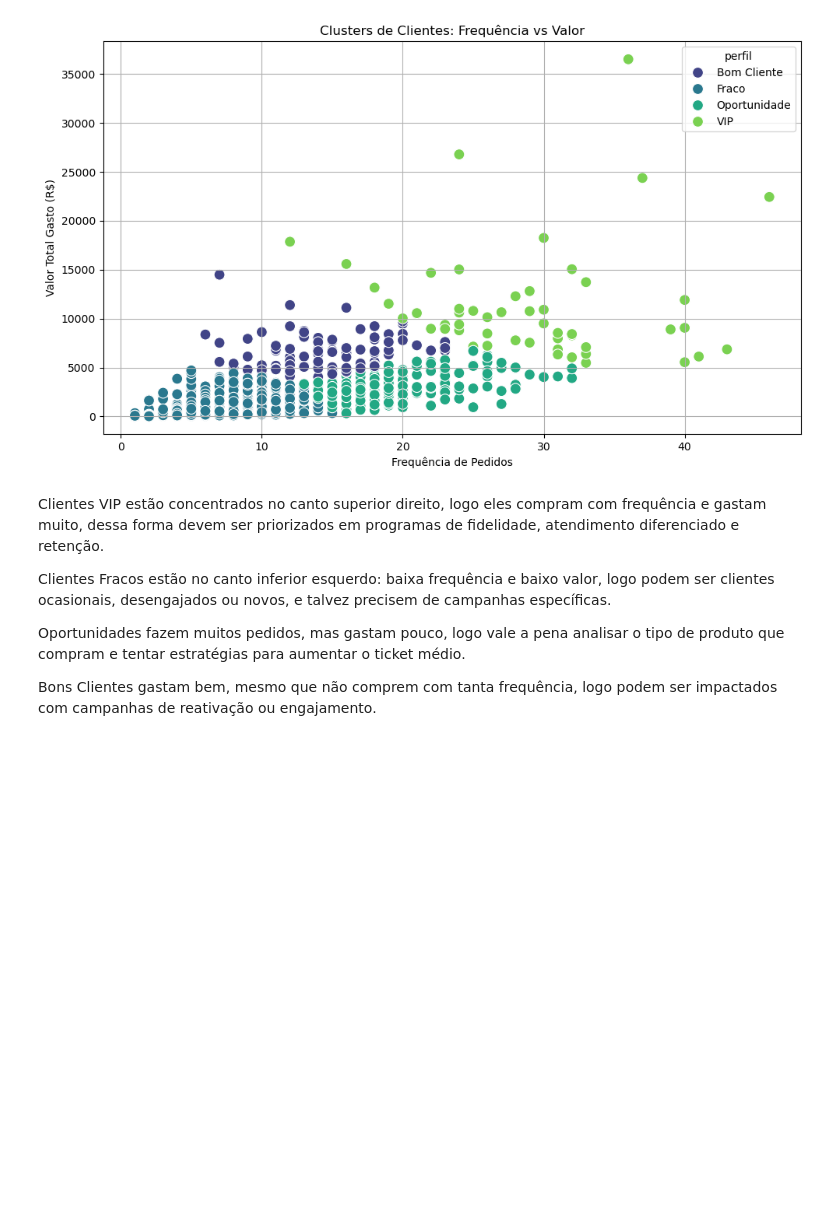
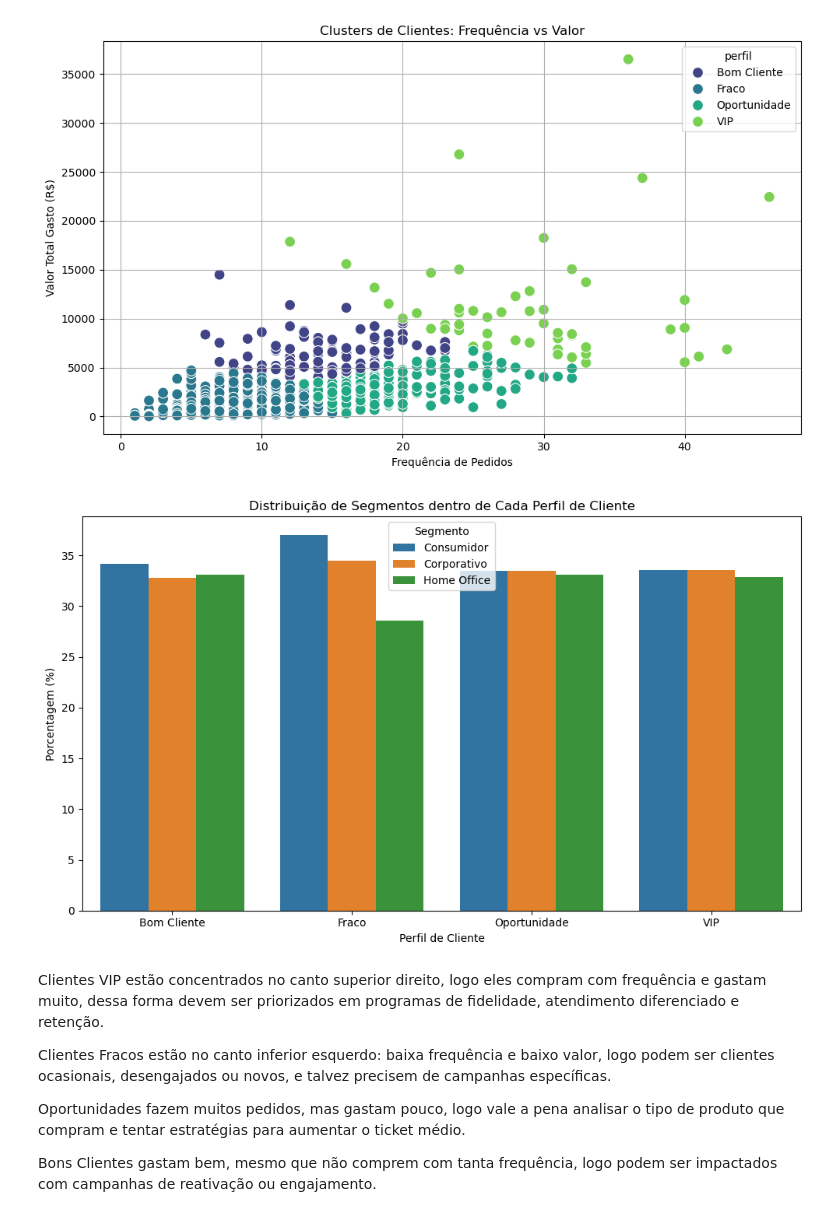
Before and after one commit to liviagcarvalho/Analise-de-Dados-Jr.---Livia-e-Joao, a Jupyter notebook: analises/3_Comportamento_Clientes_e_Segmentos.ipynb, the cells around one changed output. Cells and saved outputs as stored; diff of their text form; code cells hidden in the pictures; blank space fills up the shorter version.

Commit message:
Feat: Adicionando porcentagem dos segmentos por clusters

```diff
--- a/analises/3_Comportamento_Clientes_e_Segmentos.ipynb
+++ b/analises/3_Comportamento_Clientes_e_Segmentos.ipynb
@@ -171,6 +149,15 @@ rfm.groupby('cluster')[['recencia', 'frequencia', 'valor']].mean().round(2)
 # %%
+
+rfm = df.groupby('nome_cliente').agg({
+    'id_pedido': 'nunique',   # frequência
+    'vendas': 'sum'           # valor total gasto
+}).reset_index()
+
+rfm.columns = ['cliente', 'frequencia', 'valor']
+
 scaler = StandardScaler()
-rfm_scaled = scaler.fit_transform(rfm[['recencia', 'frequencia', 'valor']])
+rfm_scaled = scaler.fit_transform(rfm[['frequencia', 'valor']])
+
 kmeans = KMeans(n_clusters=4, random_state=42)
 rfm['cluster'] = kmeans.fit_predict(rfm_scaled)
 
@@ -202,6 +189,37 @@ plt.tight_layout()
 plt.show()
 # %% [output]
 [figure]
+# %%
+rfm = rfm.merge(
+    df[['nome_cliente', 'segmento']].drop_duplicates(),
+    left_on='cliente',
+    right_on='nome_cliente',
+    how='left'
+)
+
+rfm.drop(columns=['nome_cliente'], inplace=True)
+
+segmento_por_perfil = rfm.groupby(['perfil', 'segmento']).size().reset_index(name='contagem')
+
+total_por_perfil = segmento_por_perfil.groupby('perfil')['contagem'].transform('sum')
+
+segmento_por_perfil['porcentagem'] = (segmento_por_perfil['contagem'] / total_por_perfil * 100).round(2)
+
+plt.figure(figsize=(10, 6))
+sea.barplot(
+    data=segmento_por_perfil,
+    x='perfil',
+    y='porcentagem',
+    hue='segmento'
+)
+plt.title('Distribuição de Segmentos dentro de Cada Perfil de Cliente')
+plt.ylabel('Porcentagem (%)')
+plt.xlabel('Perfil de Cliente')
+plt.legend(title='Segmento')
+plt.tight_layout()
+plt.show()
+# %% [output]
+[figure, added]
 # %% [markdown]
 Clientes VIP estão concentrados no canto superior direito, logo eles compram com frequência e gastam muito, dessa forma devem ser priorizados em programas de fidelidade, atendimento diferenciado e retenção.
 
```
Also changed, not shown: parts of 1 cell of this notebook.
